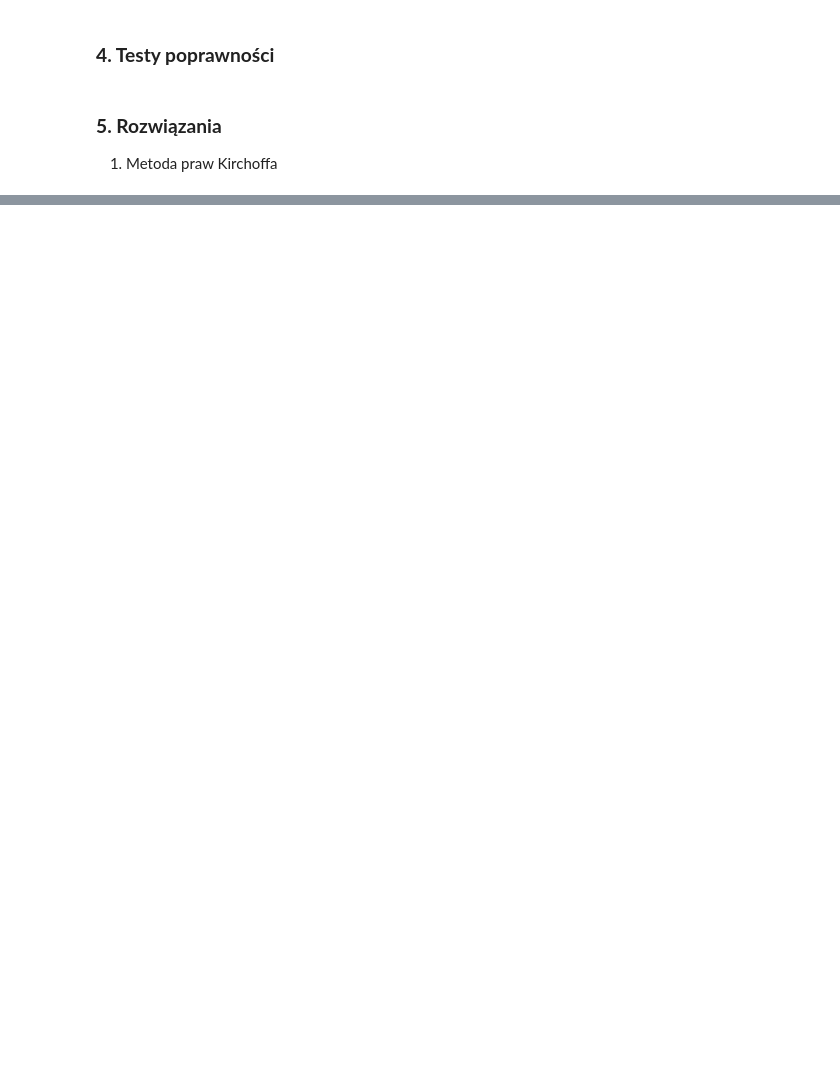
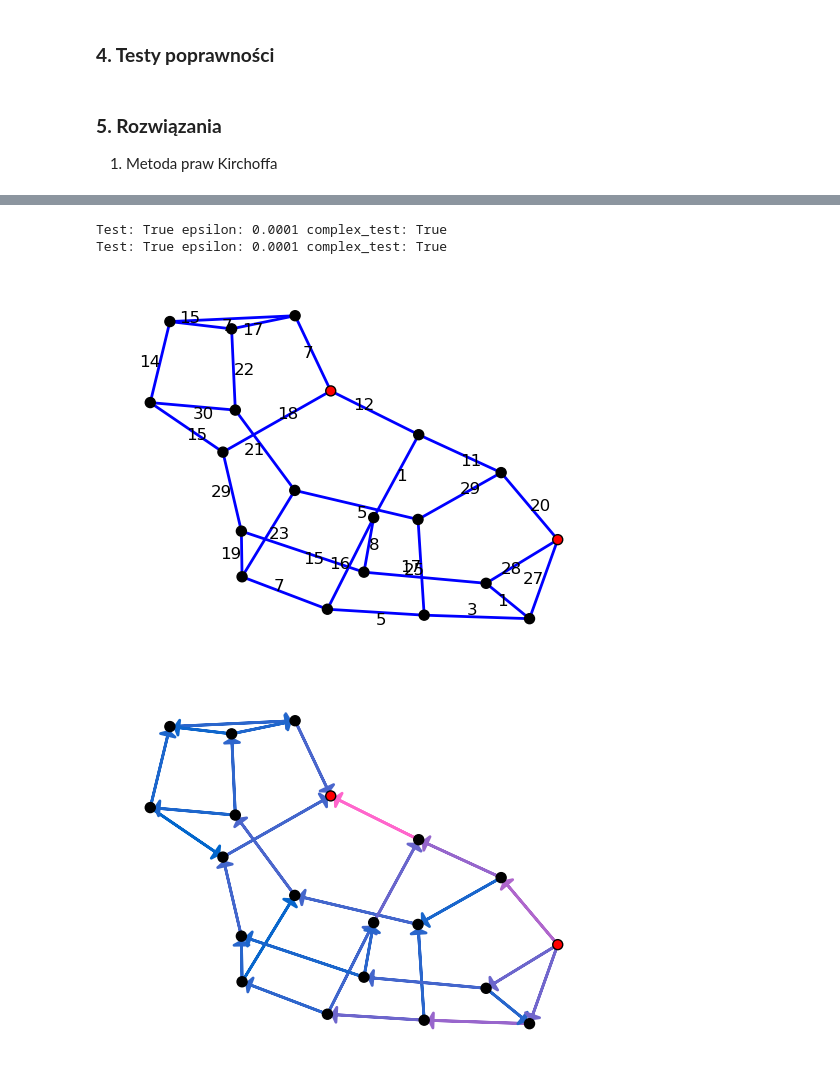
Before and after one commit to mhytrek/MOWNIT, a Jupyter notebook: lab2.ipynb, the cells around one changed output, grey strips where cells are left out. Saved outputs shown, nothing was run; the diff lists cells and outputs as text; code cells hidden in the pictures; blank space fills up the shorter version.

```diff
--- a/lab2.ipynb
+++ b/lab2.ipynb
@@ -586,12 +545,13 @@ def kirchoff_2(n, graph,s,t, dic):
 
     return matrix
 # %%
-def find_intensity_with_kirchoff(name, s, t, E, epsilon = 0.0001):
+def find_intensity_with_kirchoff(name, s, t, E, graph_vis=False, epsilon = 0.0001):
     # graph, edges, indexes, dic = read_from_file(name)
-    graph, edges, indexes, dic = read_graph(16,net_graph(4))
+    graph, edges, indexes, dic, resistances = name
     n = len(graph)
 
-    visualize_graph(n, edges)
+    if graph_vis:
+        visualize_graph(n, edges, resistances, s, t)
 
     matrix1 = kirchoff_1(indexes,n,graph,s,t)
     matrix2 = kirchoff_2(n,graph,s,t, dic)
@@ -601,4 +561,4 @@ def find_intensity_with_kirchoff(name, s, t, E, epsilon = 0.0001):
     intensity = np.linalg.lstsq(matrix, np.array(result),rcond=None)[0]
 
     print(f"Test: {Test(graph, intensity, s, t, epsilon, False)} epsilon: {epsilon} complex_test: True")
-    visualize_with_intensity(n, edges, intensity)
+    visualize_with_intensity(n, edges, intensity, s=s, t=t)
@@ -610,0 +599,9 @@ Test: True epsilon: 0.0001 complex_test: True
+# %%
+regular = read_graph(20,regular_3_graph(20))
+find_intensity_with_kirchoff(regular, 0, 10, 100, True)
+find_intensity_with_kirchoff(regular, 0, 7, 100)
+# %% [output]
+Test: True epsilon: 0.0001 complex_test: True
+Test: True epsilon: 0.0001 complex_test: True
+[figure, added]
+[figure, added]
```
Also changed, not shown: parts of 38 cells of this notebook.
